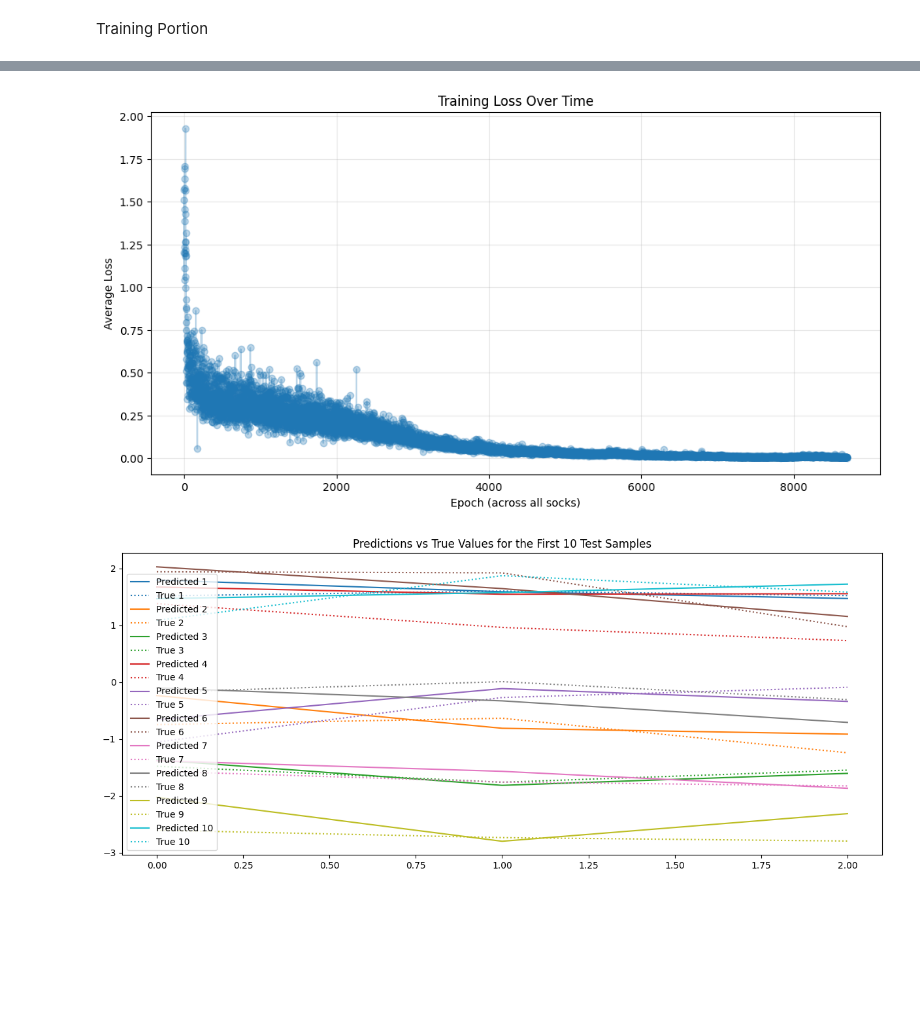
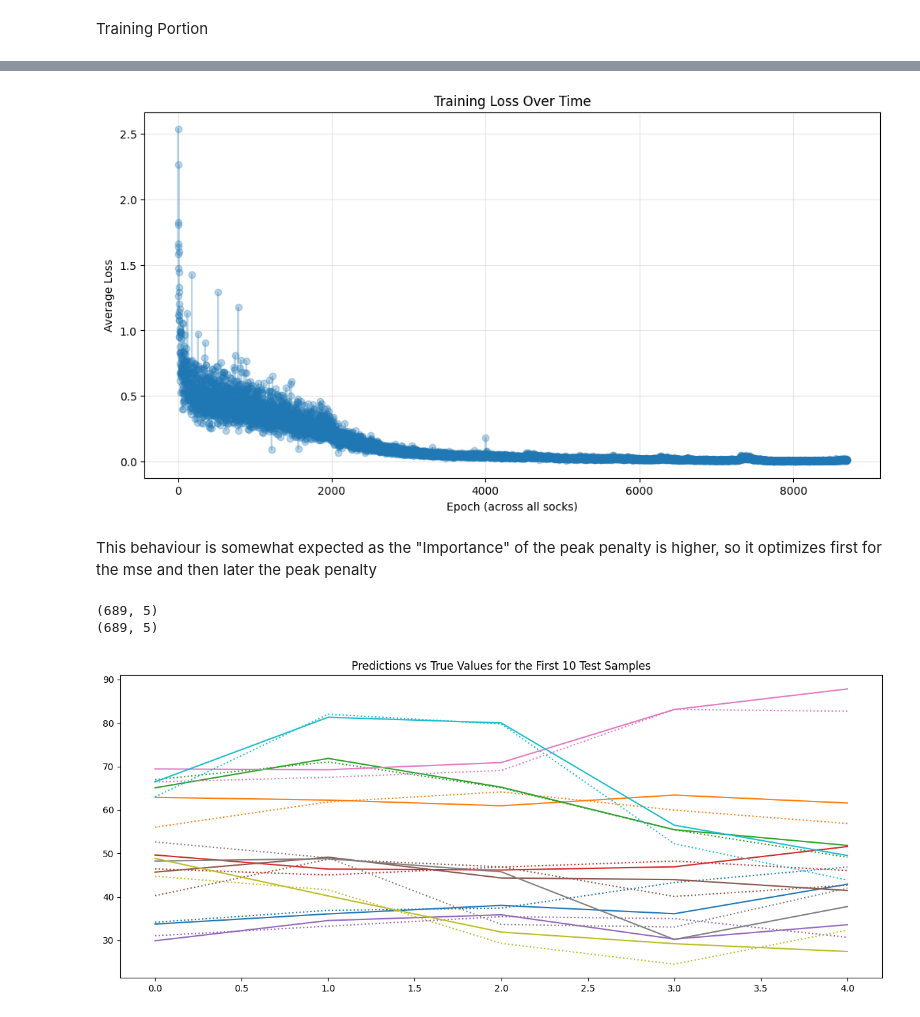
Before and after one commit to Retrospek/AlgorithmicTrading, a Jupyter notebook: backend/ArtificialIntelligence/eda.ipynb, the cells around one changed output, grey strips where cells are left out. Cells and saved outputs as stored; diff of their text form; code cells hidden in the pictures; blank space fills up the shorter version.

```diff
--- a/backend/ArtificialIntelligence/eda.ipynb
+++ b/backend/ArtificialIntelligence/eda.ipynb
@@ -126,11 +126,12 @@ stock_loaders = {}
 shuffle = True
 batch_size = 32
 
-lstmdataset = LSTMdataset(data=soxx_data_scaled, sequence_length=60, output_length=3)
+lstmdataset = LSTMdataset(data=soxx_data_scaled, sequence_length=60, output_length=5)
 
+print(f"Total Length: {len(lstmdataset)}")
 train_size = int(len(lstmdataset) * 0.8)
 print(train_size)
-test_size = int(len(lstmdataset) * 0.2) + 1
+test_size = int(len(lstmdataset) * 0.2)
 print(test_size)
 train_dataset, test_dataset = random_split(lstmdataset, lengths=[train_size, test_size])
 
@@ -173,9 +181,9 @@ class LSTMRegression(nn.Module):
 
         self.lstm1 = nn.LSTM(input_size, 128, batch_first=True)
         self.lstm2 = nn.LSTM(128, 256, batch_first=True)
-        self.dense1 = nn.Linear(256, 128)
-        self.dense2 = nn.Linear(128, 64)
-        self.dense3 = nn.Linear(64, output_size)
+        self.dense1 = nn.Linear(256, 256)
+        self.dense2 = nn.Linear(256, 128)
+        self.dense3 = nn.Linear(128, output_size)
 
 
         self.dropout = nn.Dropout(0.3)
@@ -200,11 +208,12 @@ class LSTMRegression(nn.Module):
 # %% [markdown]
 Model and specifics instantiations
 # %%
-model = LSTMRegression(input_size=7, output_size=3).to(device)
+model = LSTMRegression(input_size=7, output_size=5).to(device)
 optimizer = optim.Adam(params=model.parameters(), lr=1e-3)
 
-peak_weight = torch.tensor(0.75)
+peak_weight = torch.tensor(0.8)
 customLoss = trendLoss(peak_weight)
+
 mseLoss = nn.MSELoss()
 print(model)
 # %% [output]
@@ -276,39 +286,50 @@ plt.ylabel('Average Loss')
 plt.grid(True, alpha=0.3)
 plt.show()
 # %% [output]
-[figure, old version]
+[figure, new version]
+# %% [markdown]
+This behaviour is somewhat expected as the "Importance" of the peak penalty is higher, so it optimizes first for the mse and then later the peak penalty
 # %%
 model.eval()
 predictions, true_values = [], []
 loss = 0.0
 with torch.no_grad():
     for inputs, labels in test_loader:
         inputs = inputs.to(device).float()
         labels = labels.to(device).float()
         outputs = model(inputs)
         test_loss = customLoss(outputs, torch.squeeze(labels))
 
         loss += test_loss
 
         predictions.append(outputs.cpu().numpy())
         true_values.append(labels.cpu().numpy())
 
 # Convert predictions and true values to numpy arrays
 predictions = np.concatenate(predictions, axis=0)
-true_values = np.concatenate(true_values, axis=0)
+true_values = np.squeeze(np.concatenate(true_values, axis=0))
 
-# Plotting predictions vs true values for the first 10 test samples
+print(predictions.shape)
+print(true_values.shape)
+
+rsi_scale = scaler.scale_[6]
+rsi_mean = scaler.mean_[6]
+
+unscaled_predictions = (predictions * rsi_scale) + rsi_mean
+unscaled_true_values = (true_values * rsi_scale) + rsi_mean
+
 import matplotlib.pyplot as plt
 plt.figure(figsize=(15, 6))
 
 default_colors = plt.rcParams['axes.prop_cycle'].by_key()['color']
 for i, color in enumerate(default_colors):
-    plt.plot(range(3), predictions[i], label=f"Predicted {i+1}", linestyle="-", color=color)
-    plt.plot(range(3), true_values[i], label=f"True {i+1}", linestyle=":", color=color)
-plt.legend()
+    plt.plot(range(5), unscaled_predictions[i], label=f"Predicted {i+1}", linestyle="-", color=color)
+    plt.plot(range(5), unscaled_true_values[i], label=f"True {i+1}", linestyle=":", color=color)
 plt.title('Predictions vs True Values for the First 10 Test Samples')
 plt.show()
 
-print(f"Total Loss: {loss}")
+print(f"Total Loss: {loss * rsi_scale + rsi_mean}")
 # %% [output]
+(689, 5)
+(689, 5)
-[figure, old version]
+[figure, new version]
```
Also changed, not shown: parts of 7 cells of this notebook, 4 other files.
